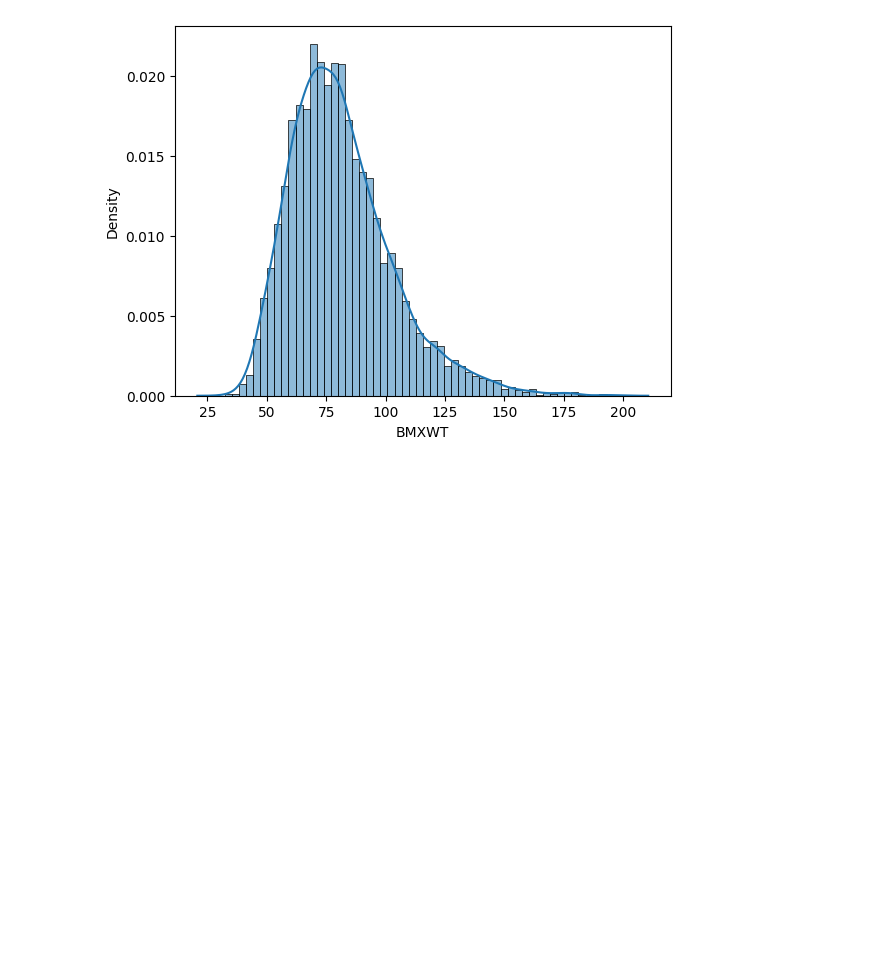
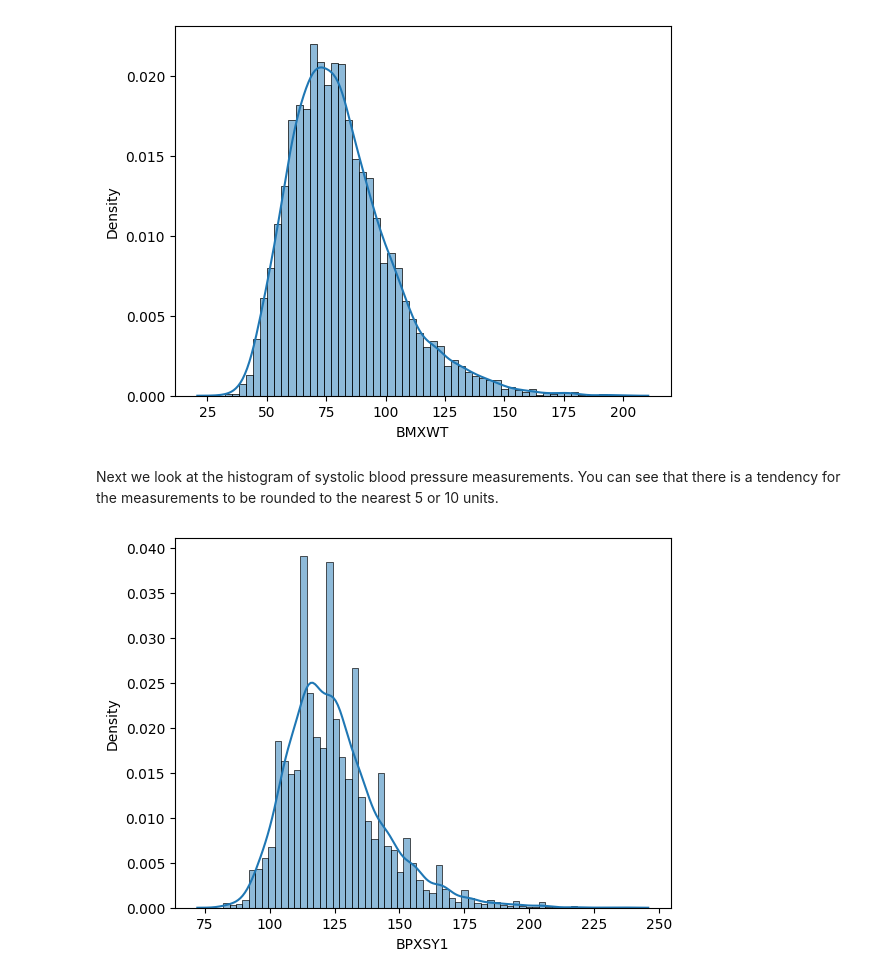
Before and after one commit to tauantorres/understanding-and-visualizing-data-with-python, a Jupyter notebook: week-2-pt-3.ipynb, the cells around one changed output. Cells and saved outputs as stored; diff of their text form; code cells hidden in the pictures; blank space fills up the shorter version.

```diff
--- a/week-2-pt-3.ipynb
+++ b/week-2-pt-3.ipynb
@@ -288,3 +288,14 @@ sns.histplot(data = da['BMXWT'].dropna(),
             );
 # %% [output]
 [figure]
+# %% [markdown]
+Next we look at the histogram of systolic blood pressure measurements.  You can see that there is a tendency for the measurements to be rounded to the nearest 5 or 10 units.
+# %%
+sns.histplot(
+    data = da['BPXSY1'].dropna(),
+    kde=True,
+    stat='density',
+    kde_kws=dict(cut=3)
+);
+# %% [output]
+[figure, added]
```
Also changed, not shown: parts of 13 cells of this notebook.
